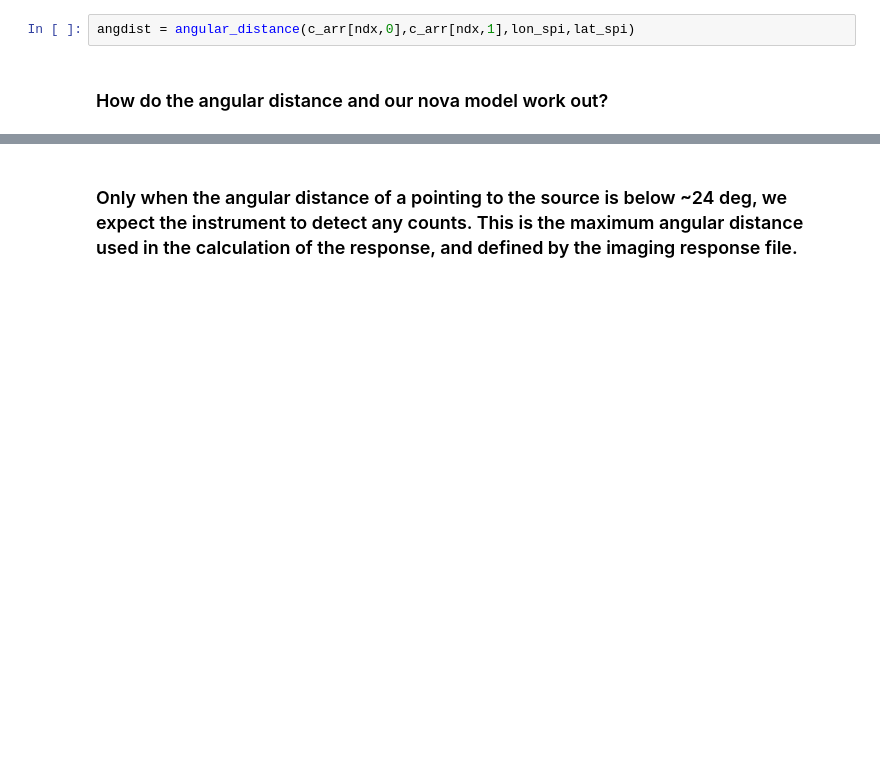
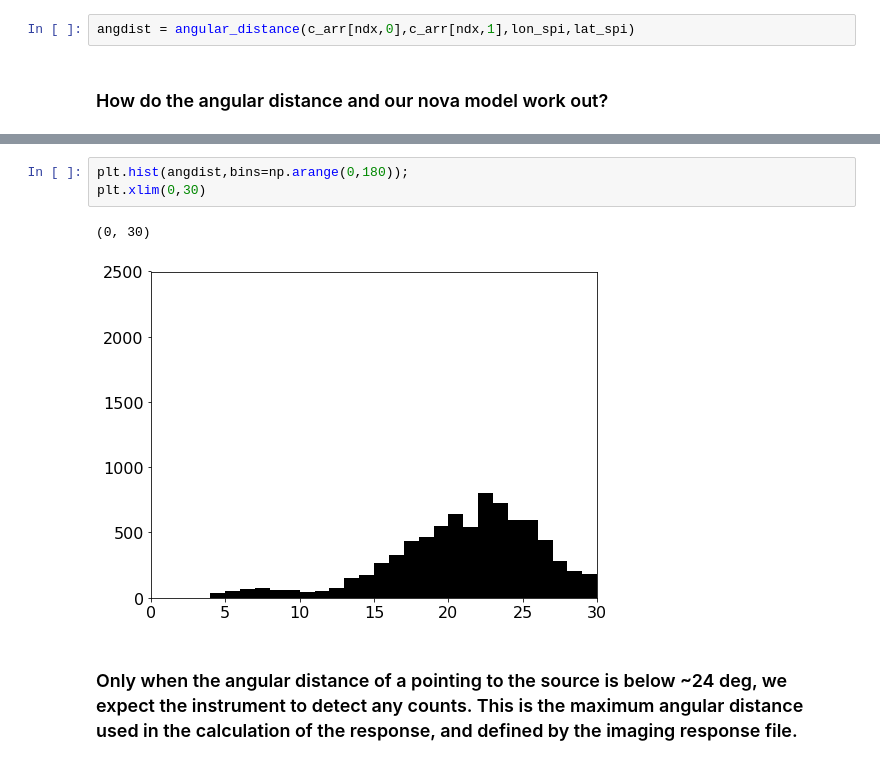
Before and after one commit to tsiegert/for-students, a Jupyter notebook: nova_analysis/stan_fit_template_spi-nova_v1.ipynb, the cells around one changed output, grey strips where cells are left out. Saved outputs shown, nothing was run; the diff lists cells and outputs as text; blank space fills up the shorter version.

```diff
--- a/nova_analysis/stan_fit_template_spi-nova_v1.ipynb
+++ b/nova_analysis/stan_fit_template_spi-nova_v1.ipynb
@@ -205,3 +218,9 @@ plt.yticks(color='red')
+# %%
+plt.hist(angdist,bins=np.arange(0,180));
+plt.xlim(0,30)
+# %% [output]
+(0, 30)
+[figure, added]
 # %% [markdown]
 <h3>Only when the angular distance of a pointing to the source is below ~24 deg, we expect the instrument to detect any counts. This is the maximum angular distance used in the calculation of the response, and defined by the imaging response file.</h3>
 # %% [markdown]
```
Also changed, not shown: parts of 101 cells of this notebook.
